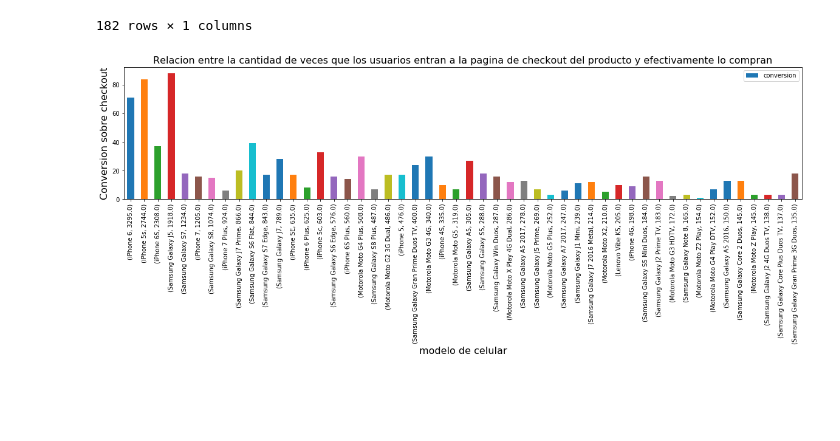
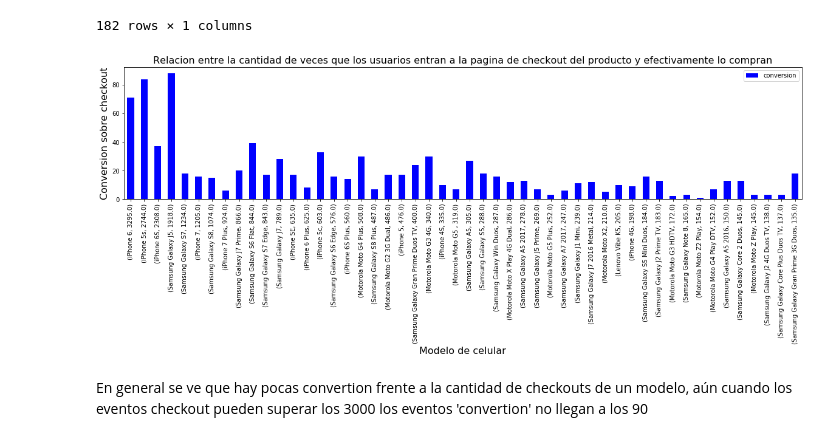
Before and after one commit to IgnacioKomar/OrganizacionDeDatos, a Jupyter notebook: Análisis sobre modelos.ipynb, the cells around one changed output. Cells and saved outputs as stored; diff of their text form; code cells hidden in the pictures; blank space fills up the shorter version.

```diff
--- a/Análisis sobre modelos.ipynb
+++ b/Análisis sobre modelos.ipynb
@@ -342,10 +345,12 @@ modelConvertionToCheckoutOrderedByCheckout
 | Samsung Galaxy Tab S 8.4 Wi-Fi + 4G | 1.0 | NaN |
 182 rows × 1 columns
 # %%
-checkoutsQueMasHicieronConversionPlot = modelConvertionToCheckoutOrderedByCheckout.head(50).plot(kind = 'bar', y = 'conversion', figsize = (20,4))
-checkoutsQueMasHicieronConversionPlot.set_xlabel("modelo de celular", fontsize = 16)
+checkoutsQueMasHicieronConversionPlot = modelConvertionToCheckoutOrderedByCheckout.head(50).plot(kind = 'bar', y = 'conversion', figsize = (20,4), color = "blue")
+checkoutsQueMasHicieronConversionPlot.set_xlabel("Modelo de celular", fontsize = 16)
 checkoutsQueMasHicieronConversionPlot.set_ylabel("Conversion sobre checkout", fontsize = 16)
 checkoutsQueMasHicieronConversionPlot.set_title("Relacion entre la cantidad de veces que los usuarios entran a la pagina de checkout del producto y efectivamente lo compran",fontsize = 16)
 plt.show()
 # %% [output]
-[figure, old version]
+[figure, new version]
+# %% [markdown]
+En general se ve que hay pocas convertion frente a la cantidad de checkouts de un modelo, aún cuando los eventos checkout pueden superar los 3000 los eventos 'convertion' no llegan a los 90
```
Also changed, not shown: parts of 11 cells of this notebook, 2 other files.
